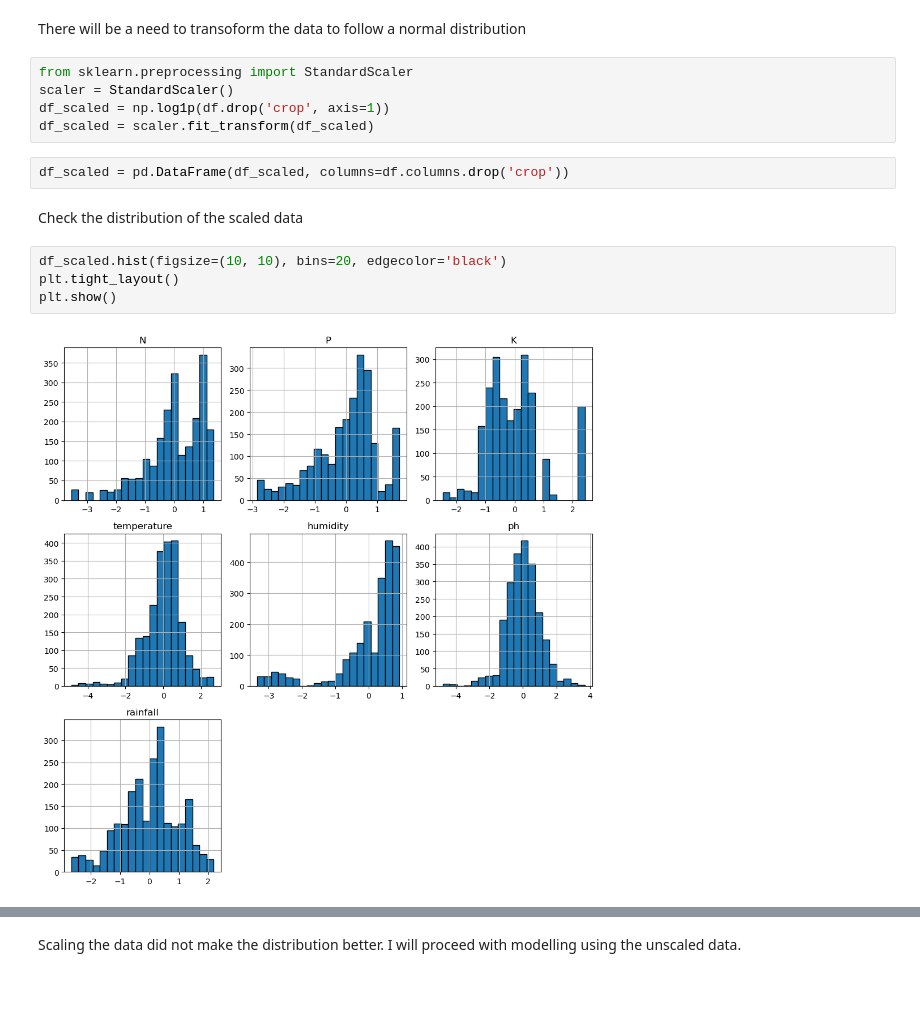
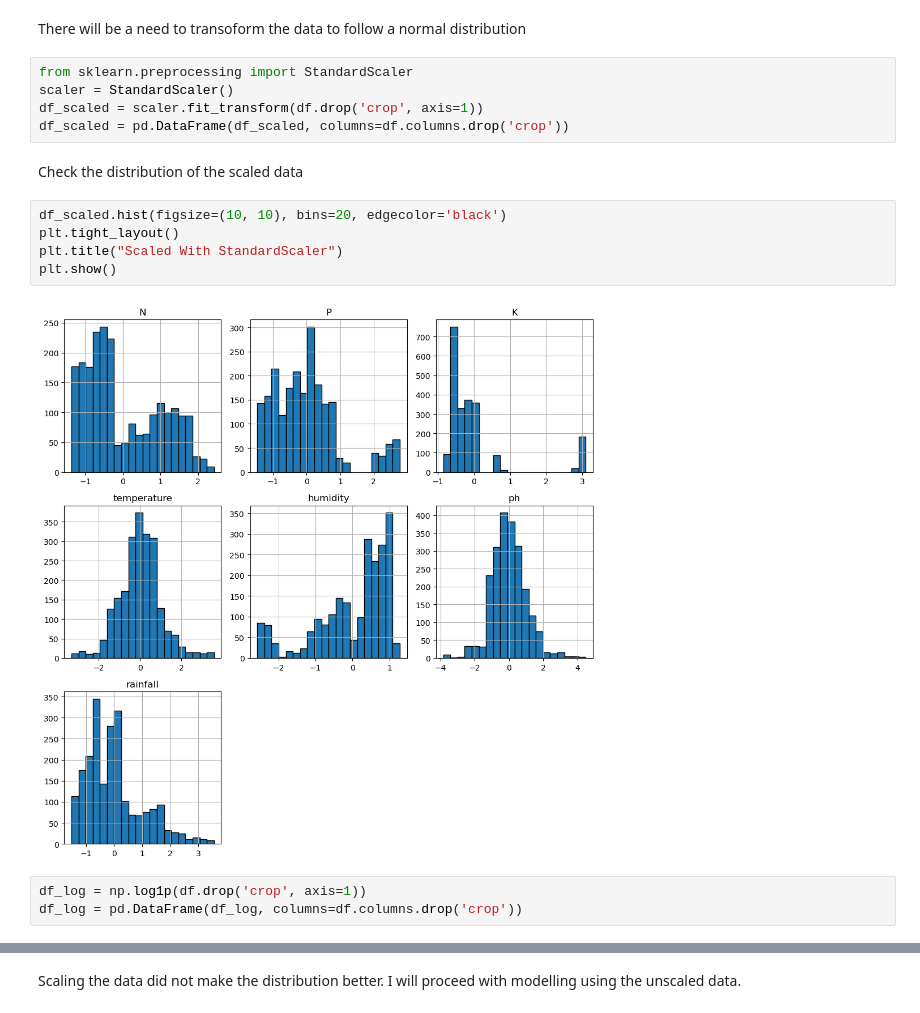
Before and after one commit to meshachaderele/crop-recommendation, a Jupyter notebook: notebooks/crop_recommendation.ipynb, the cells around one changed output, grey strips where cells are left out. Drawn from its saved outputs; the diff is of its cells as text.

```diff
--- a/notebooks/crop_recommendation.ipynb
+++ b/notebooks/crop_recommendation.ipynb
@@ -183,15 +189,17 @@ There will be a need to transoform the data to follow a normal distribution
 # %%
 from sklearn.preprocessing import StandardScaler
 scaler = StandardScaler()
-df_scaled = np.log1p(df.drop('crop', axis=1))
-df_scaled = scaler.fit_transform(df_scaled)
+df_scaled = scaler.fit_transform(df.drop('crop', axis=1))
+df_scaled = pd.DataFrame(df_scaled, columns=df.columns.drop('crop'))
-# %%
-df_scaled = pd.DataFrame(df_scaled, columns=df.columns.drop('crop'))
 # %% [markdown]
 Check the distribution of the scaled data
 # %%
 df_scaled.hist(figsize=(10, 10), bins=20, edgecolor='black')
 plt.tight_layout()
+plt.title("Scaled With StandardScaler")
 plt.show()
 # %% [output]
-[figure, old version]
+[figure, new version]
+# %%
+df_log = np.log1p(df.drop('crop', axis=1))
+df_log = pd.DataFrame(df_log, columns=df.columns.drop('crop'))
```
Also changed, not shown: parts of 11 cells of this notebook.
